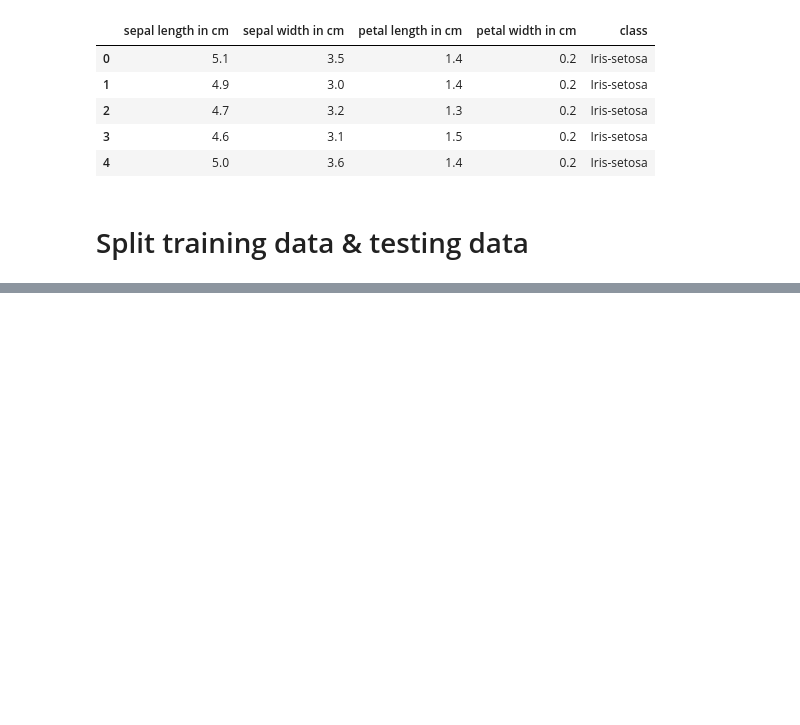
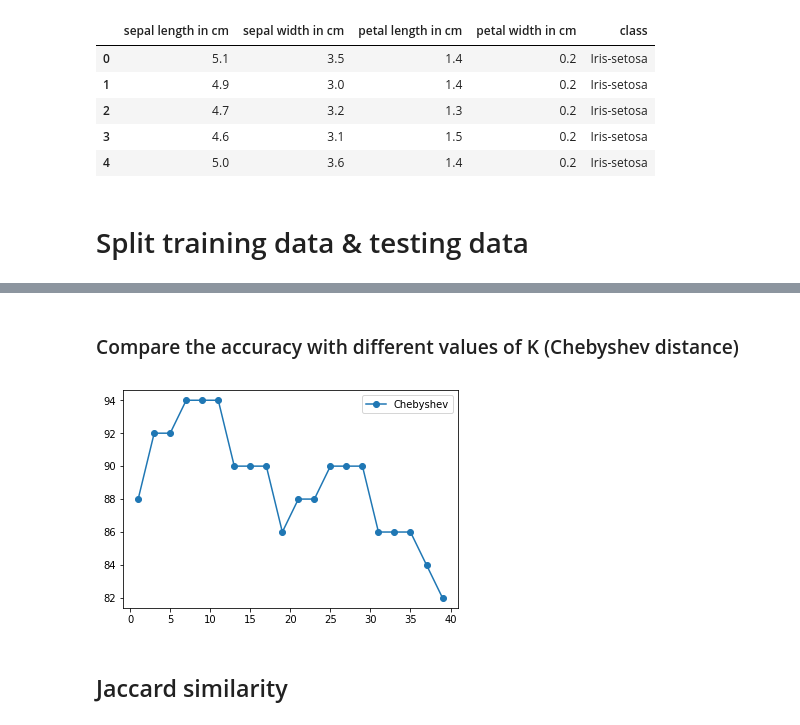
Before and after one commit to pete710592/2019_DataMining, a Jupyter notebook: Homework02_Measure of Similarity on Data Objects/Iris.ipynb, the cells around one changed output, grey strips where cells are left out. Cells and saved outputs as stored; diff of their text form; code cells hidden in the pictures; blank space fills up the shorter version.

```diff
--- a/Homework02_Measure of Similarity on Data Objects/Iris.ipynb
+++ b/Homework02_Measure of Similarity on Data Objects/Iris.ipynb
@@ -86,0 +207,14 @@ plt.show()
+# %% [markdown]
+### Compare the accuracy with different values of K (Chebyshev distance)
+# %%
+K_accuracy_chebyshev = []
+for values in range(1, 41, 2):
+    pred = k_nearest_neighbors(train_data, train_label, test_data, values)
+    K_accuracy_chebyshev.append(accuracy_metric(test_label, pred))
+plt.plot(range(1, 41, 2), K_accuracy_chebyshev, label="Chebyshev", marker='o')
+plt.legend()
+plt.show()
+# %% [output]
+[figure, added]
+# %% [markdown]
+## Jaccard similarity
```
Also changed, not shown: parts of 24 cells of this notebook, 2 other files.
